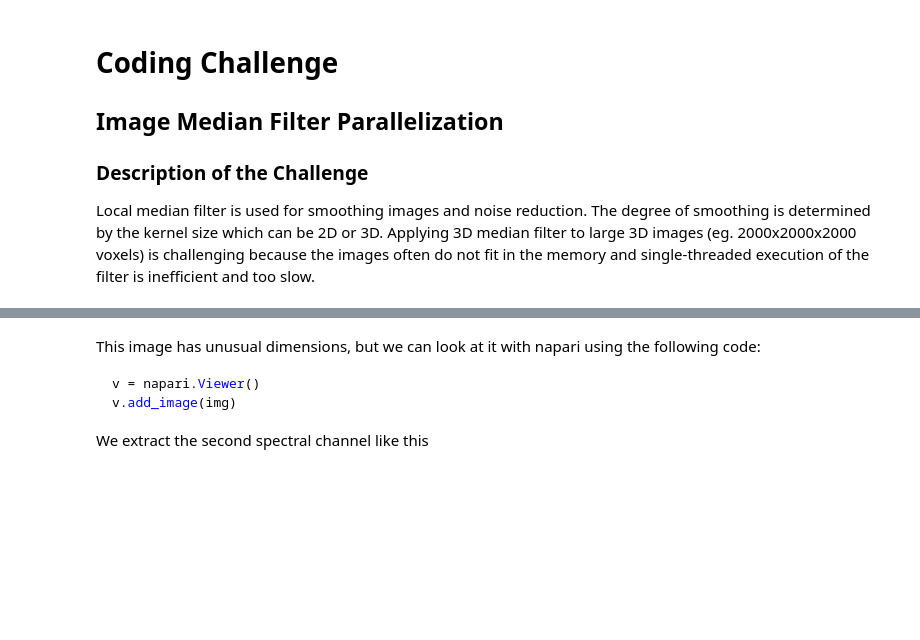
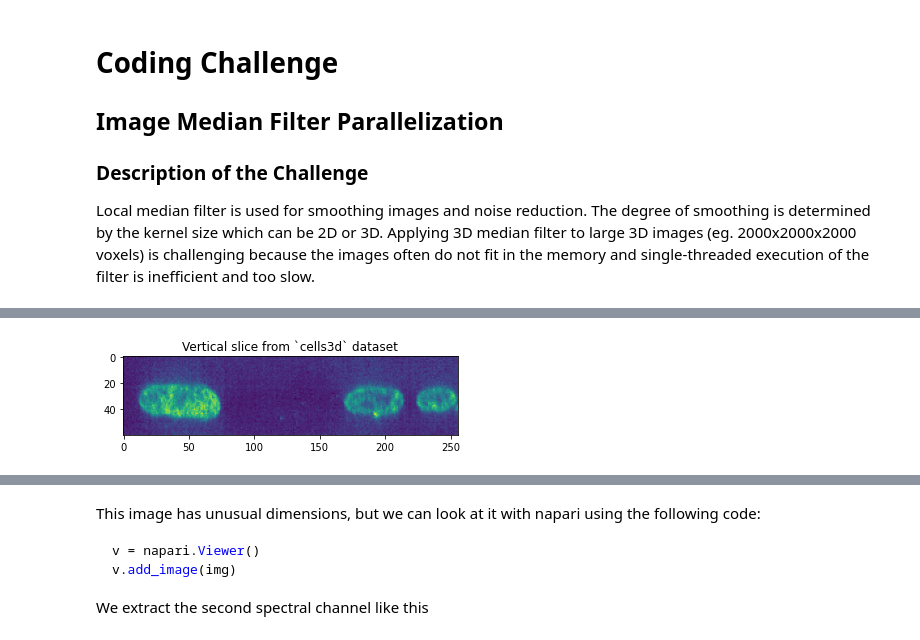
Before and after one commit to ximeg/Image-median-filter-parallelization, a Jupyter notebook: coding_challenge.ipynb, the cells around one changed output, grey strips where cells are left out. Drawn from its saved outputs; the diff is of its cells as text; code cells hidden in the pictures; blank space fills up the shorter version.

```diff
--- a/coding_challenge.ipynb
+++ b/coding_challenge.ipynb
@@ -12,0 +61,4 @@ from skimage.filters import median
+# %%
+imshow(middle_vert(img)); title("Vertical slice from `cells3d` dataset");
+# %% [output]
+[figure, added]
```
Also changed, not shown: parts of 32 cells of this notebook, 1 other file.
